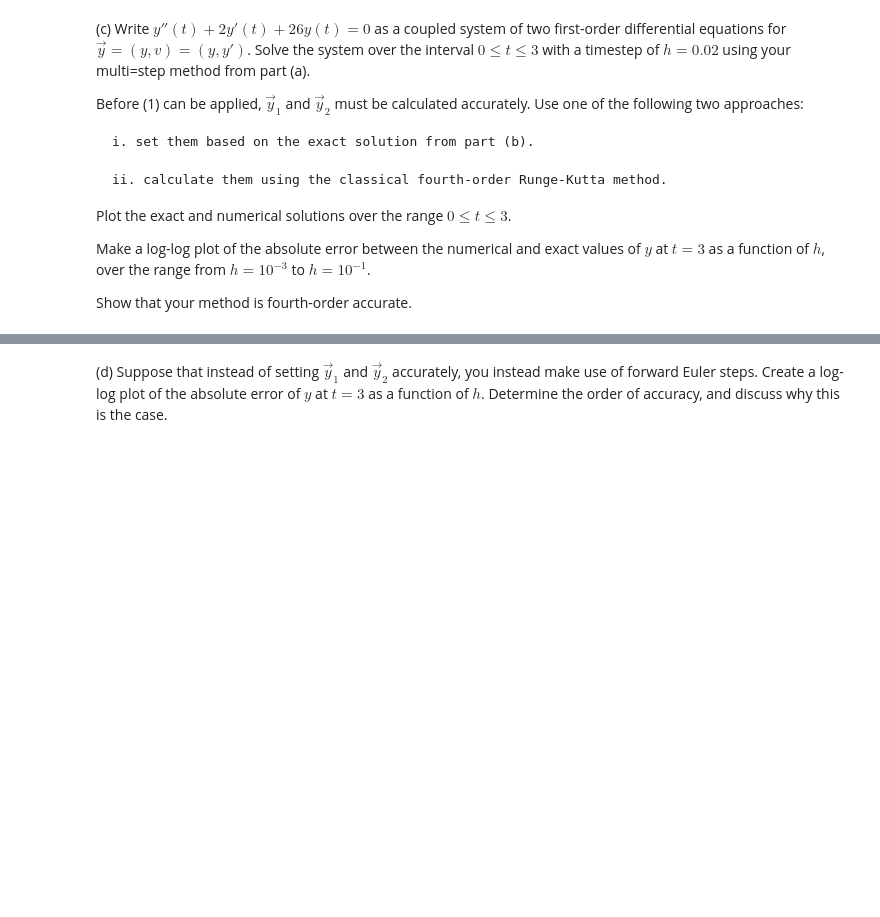
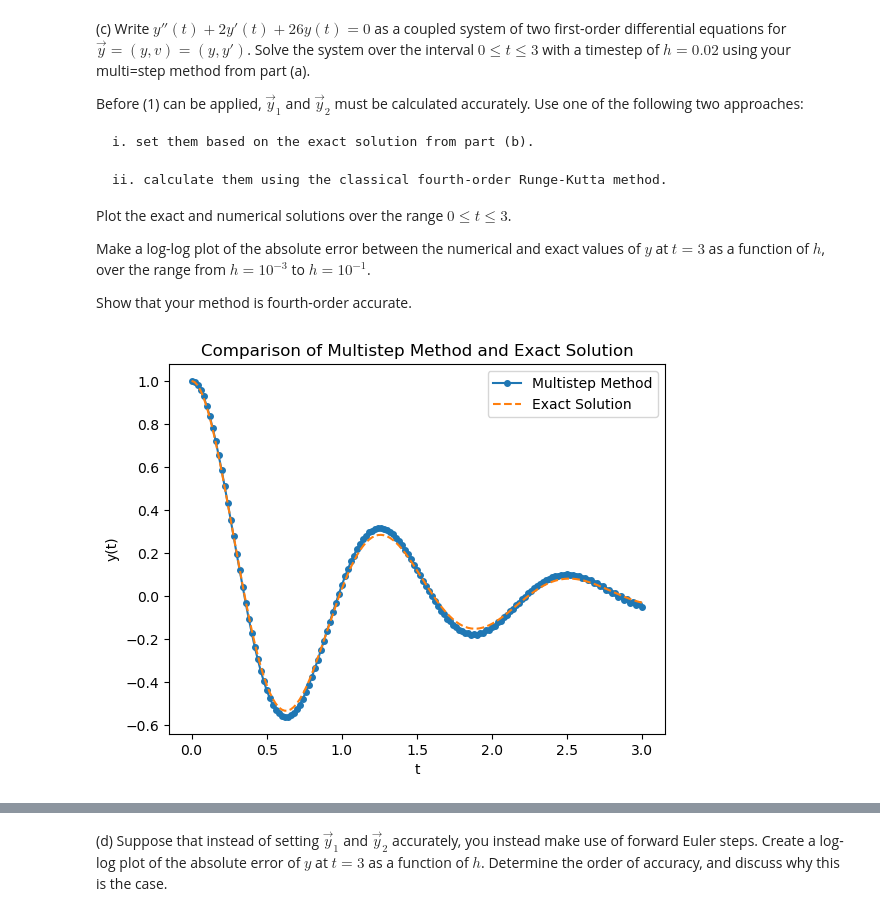
Before and after one commit to MintyMika/Fall25, a Jupyter notebook: MATH714HW/Homework2/Homework2.ipynb, the cells around one changed output, grey strips where cells are left out. Saved outputs shown, nothing was run; the diff lists cells and outputs as text; code cells hidden in the pictures; blank space fills up the shorter version.

```diff
--- a/MATH714HW/Homework2/Homework2.ipynb
+++ b/MATH714HW/Homework2/Homework2.ipynb
@@ -519,3 +526,101 @@ Plot the exact and numerical solutions over the range $0 \leq t \leq 3$.
 Make a log-log plot of the absolute error between the numerical and exact values of $y$ at $t = 3$ as a function of $h$, over the range from $h = 10^{-3}$ to $h = 10^{-1}$.
 
 Show that your method is fourth-order accurate.
+# %%
+
+def f(t, y):
+    return np.array([y[1], -2*y[1] - 26*y[0]])
+
+def runge_kutta_4(f, y0, t0, tf, h):
+    n = int((tf - t0) / h)
+    y = np.zeros((n + 1, len(y0)))
+    t = np.zeros(n + 1)
+    y[0] = y0
+    t[0] = t0
+    for i in range(n):
+        k1 = h * f(t[i], y[i])
+        k2 = h * f(t[i] + h / 2, y[i] + k1 / 2)
+        k3 = h * f(t[i] + h / 2, y[i] + k2 / 2)
+        k4 = h * f(t[i] + h, y[i] + k3)
+        y[i + 1] = y[i] + (k1 + 2 * k2 + 2 * k3 + k4) / 6
+        t[i + 1] = t[i] + h
+    return t, y
+
+def exact_solution(t):
+    return np.exp(-t) * (np.cos(5*t) + (1/5)*np.sin(5*t))
+
+def multistep_method(f, y0, y1, t0, tf, h):
+    """
+    Parameters:
+        f: function f(t, y) returning dy/dt as a numpy array
+        y0: initial value at t0 (numpy array)
+        y1: value at t1 (numpy array)
+        t0: initial time
+        tf: final time
+        h: timestep size
+
+    Returns:
+        t: array of time points
+        y: array of solution vectors at each time point
+    """
+    n = int((tf - t0) / h)
+    y = np.zeros((n + 1, len(y0)))
+    t = np.zeros(n + 1)
+    y[0] = y0
+    y[1] = y1
+    t[0] = t0
+    t[1] = t0 + h
+    # For each step, use a two-step explicit method
+    for i in range(1, n):
+        # y_{k+1} = y_{k-1} + h * (f_{k-1} + 4*f_k + f_{k+1})/3
+        y[i + 1] = y[i - 1] + (h / 3) * (f(t[i - 1], y[i - 1]) + 4 * f(t[i], y[i]) + f(t[i] + h, y[i]))  # Note: f(t[i] + h, y[i]) is an approximation
+        t[i + 1] = t[i] + h
+    return t, y
+
+# Initial conditions
+y0 = np.array([1, 0])  # y(0) = 1, y'(0) = 0
+t0 = 0
+tf = 3
+h = 0.02
+# First, compute y1 using Runge-Kutta 4 method
+t_rk, y_rk = runge_kutta_4(f, y0, t0, t0 + h, h)
+y1 = y_rk[1]  # y(t0 + h)
+# Now use the multistep method
+t_ms, y_ms = multistep_method(f, y0, y1, t0, tf, h)
+# Exact solution for comparison
+y_exact = exact_solution(t_ms)
+# Plot the results
+plt.plot(t_ms, y_ms[:, 0], label='Multistep Method', marker='o', markersize=4)
+plt.plot(t_ms, y_exact, label='Exact Solution', linestyle='--')
+plt.xlabel('t')
+plt.ylabel('y(t)')
+plt.title('Comparison of Multistep Method and Exact Solution')
+plt.legend()
+plt.show()
+
+# Make a log-log plot of the absolute error between the numerical and exact values of y at t = 3 as a function of h, over the range from h = 10^{-3} to h = 10^{-1}.
+
+hs = np.logspace(-3, -1, 10)
+errors = []
+for h in hs:
+    t_rk, y_rk = runge_kutta_4(f, y0, t0, t0 + h, h)
+    y1 = y_rk[1]  # y(t0 + h)
+    t_ms, y_ms = multistep_method(f, y0, y1, t0, tf, h)
+    y_exact_tf = exact_solution(tf)
+    error = abs(y_ms[-1, 0] - y_exact_tf)
+    errors.append(error)
+
+plt.loglog(hs, errors, marker='o')
+plt.xlabel('h')
+plt.ylabel('Absolute Error at t=3')
+plt.title('Error vs Timestep Size')
+plt.show()
+
+# Calculate the slope of the line in the log-log plot to determine the order of accuracy of the multistep method when initialized with forward Euler.
+log_hs = np.log(hs)
+log_errors = np.log(errors)
+A = np.vstack([log_hs, np.ones(len(log_hs))]).T
+slope, intercept = np.linalg.lstsq(A, log_errors, rcond=None)[0]
+print(f"Estimated order of accuracy: {slope}")
+# %% [output]
+[figure, added]
```
Also changed, not shown: parts of 8 cells of this notebook, 9 other files.
